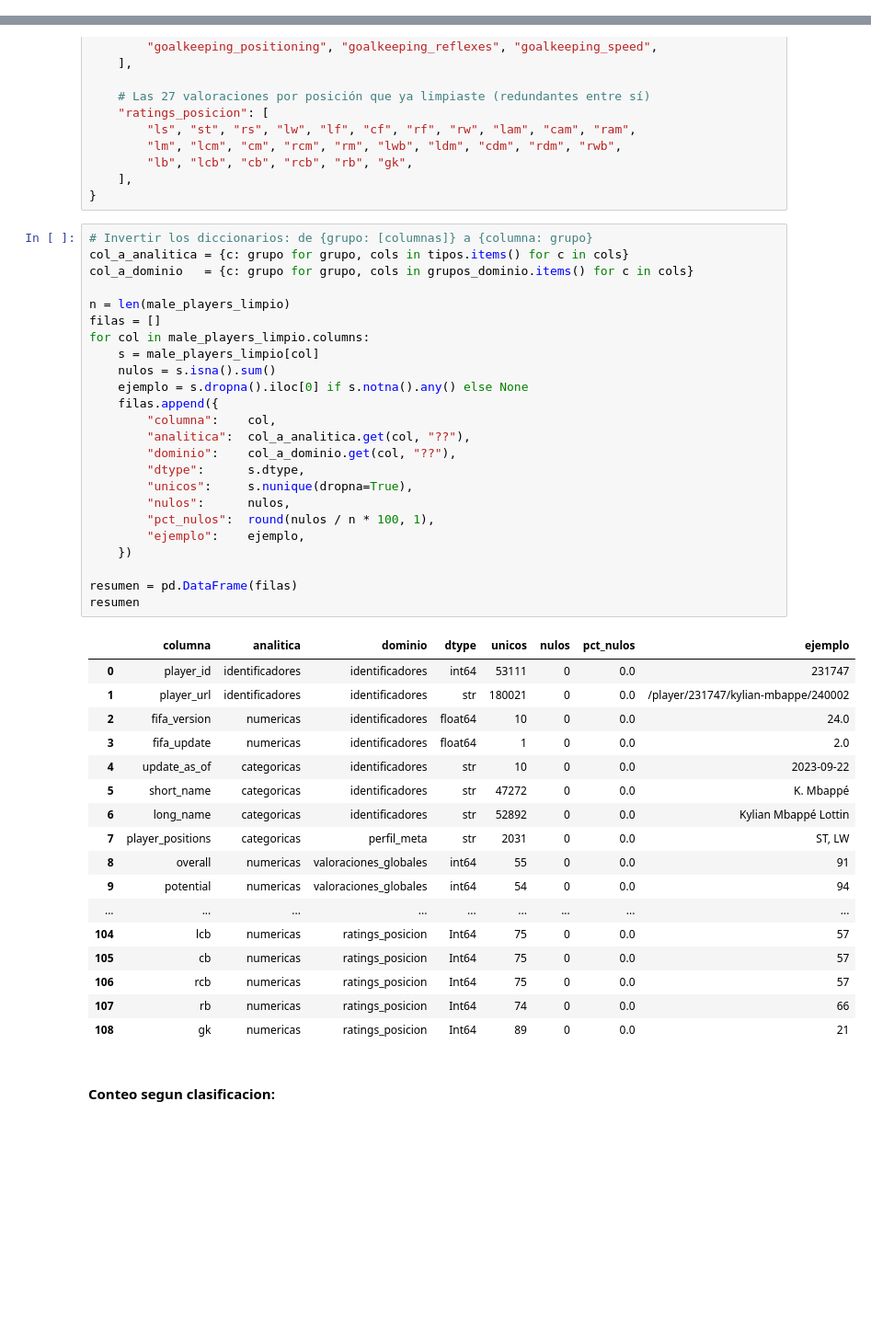
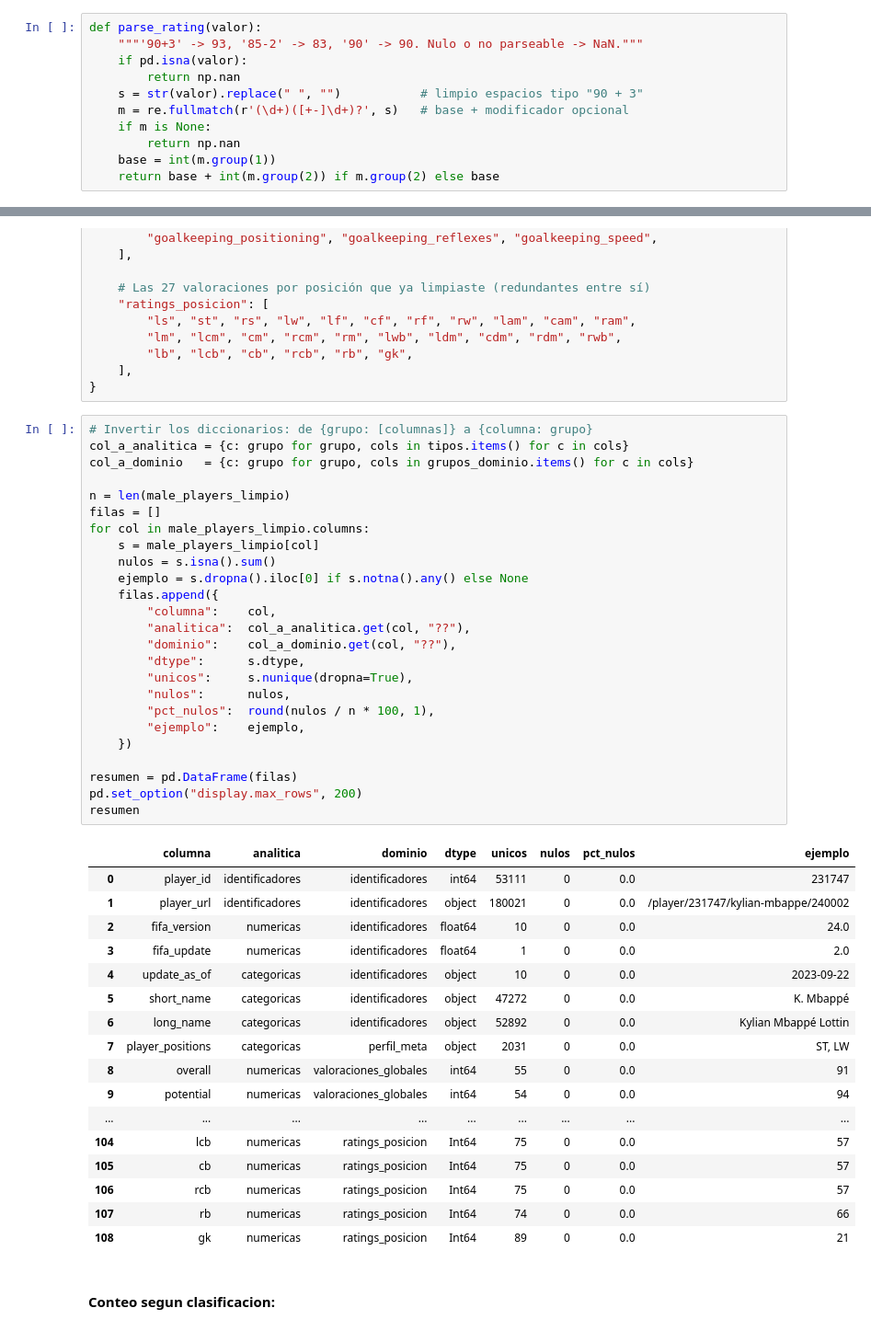
Before and after one commit to gonzanmarengo-ship-it/DiploDatos_grupo_21, a Jupyter notebook: Notebook/Practico_ANS.ipynb, the cells around one changed output, grey strips where cells are left out. Shown at 92% size. Cells and saved outputs as stored; diff of their text form; blank space fills up the shorter version.

```diff
--- a/Notebook/Practico_ANS.ipynb
+++ b/Notebook/Practico_ANS.ipynb
@@ -48,6 +48,17 @@ print("Cantidad de columnas a convertir:", len(afectadas))
 # %% [output]
 Columnas a convertir: ['ls', 'st', 'rs', 'lw', 'lf', 'cf', 'rf', 'rw', 'lam', 'cam', 'ram', 'lm', 'lcm', 'cm', 'rcm', 'rm', 'lwb', 'ldm', 'cdm', 'rdm', 'rwb', 'lb', 'lcb', 'cb', 'rcb', 'rb', 'gk']
 Cantidad de columnas a convertir: 27
+# %%
+def parse_rating(valor):
+    """'90+3' -> 93, '85-2' -> 83, '90' -> 90. Nulo o no parseable -> NaN."""
+    if pd.isna(valor):
+        return np.nan
+    s = str(valor).replace(" ", "")           # limpio espacios tipo "90 + 3"
+    m = re.fullmatch(r'(\d+)([+-]\d+)?', s)   # base + modificador opcional
+    if m is None:
+        return np.nan
+    base = int(m.group(1))
+    return base + int(m.group(2)) if m.group(2) else base
 # %%
 # 2. Chequeo de seguridad
 for c in afectadas:
@@ -257,37 +268,38 @@ grupos_dominio = {
 # %%
 # Invertir los diccionarios: de {grupo: [columnas]} a {columna: grupo}
 col_a_analitica = {c: grupo for grupo, cols in tipos.items() for c in cols}
 col_a_dominio   = {c: grupo for grupo, cols in grupos_dominio.items() for c in cols}
 
 n = len(male_players_limpio)
 filas = []
 for col in male_players_limpio.columns:
     s = male_players_limpio[col]
     nulos = s.isna().sum()
     ejemplo = s.dropna().iloc[0] if s.notna().any() else None
     filas.append({
         "columna":    col,
         "analitica":  col_a_analitica.get(col, "??"),
         "dominio":    col_a_dominio.get(col, "??"),
         "dtype":      s.dtype,
         "unicos":     s.nunique(dropna=True),
         "nulos":      nulos,
         "pct_nulos":  round(nulos / n * 100, 1),
         "ejemplo":    ejemplo,
     })
 
 resumen = pd.DataFrame(filas)
+pd.set_option("display.max_rows", 200)
 resumen
 # %% [output]
 |  | columna | analitica | dominio | dtype | unicos | nulos | pct_nulos | ejemplo |
 | 0 | player_id | identificadores | identificadores | int64 | 53111 | 0 | 0.0 | 231747 |
-| 1 | player_url | identificadores | identificadores | str | 180021 | 0 | 0.0 | /player/231747/kylian-mbappe/240002 |
+| 1 | player_url | identificadores | identificadores | object | 180021 | 0 | 0.0 | /player/231747/kylian-mbappe/240002 |
 | 2 | fifa_version | numericas | identificadores | float64 | 10 | 0 | 0.0 | 24.0 |
 | 3 | fifa_update | numericas | identificadores | float64 | 1 | 0 | 0.0 | 2.0 |
-| 4 | update_as_of | categoricas | identificadores | str | 10 | 0 | 0.0 | 2023-09-22 |
-| 5 | short_name | categoricas | identificadores | str | 47272 | 0 | 0.0 | K. Mbappé |
-| 6 | long_name | categoricas | identificadores | str | 52892 | 0 | 0.0 | Kylian Mbappé Lottin |
-| 7 | player_positions | categoricas | perfil_meta | str | 2031 | 0 | 0.0 | ST, LW |
+| 4 | update_as_of | categoricas | identificadores | object | 10 | 0 | 0.0 | 2023-09-22 |
+| 5 | short_name | categoricas | identificadores | object | 47272 | 0 | 0.0 | K. Mbappé |
+| 6 | long_name | categoricas | identificadores | object | 52892 | 0 | 0.0 | Kylian Mbappé Lottin |
+| 7 | player_positions | categoricas | perfil_meta | object | 2031 | 0 | 0.0 | ST, LW |
 | 8 | overall | numericas | valoraciones_globales | int64 | 55 | 0 | 0.0 | 91 |
 | 9 | potential | numericas | valoraciones_globales | int64 | 54 | 0 | 0.0 | 94 |
 | ... | ... | ... | ... | ... | ... | ... | ... | ... |
```
Also changed, not shown: parts of 13 cells of this notebook.
